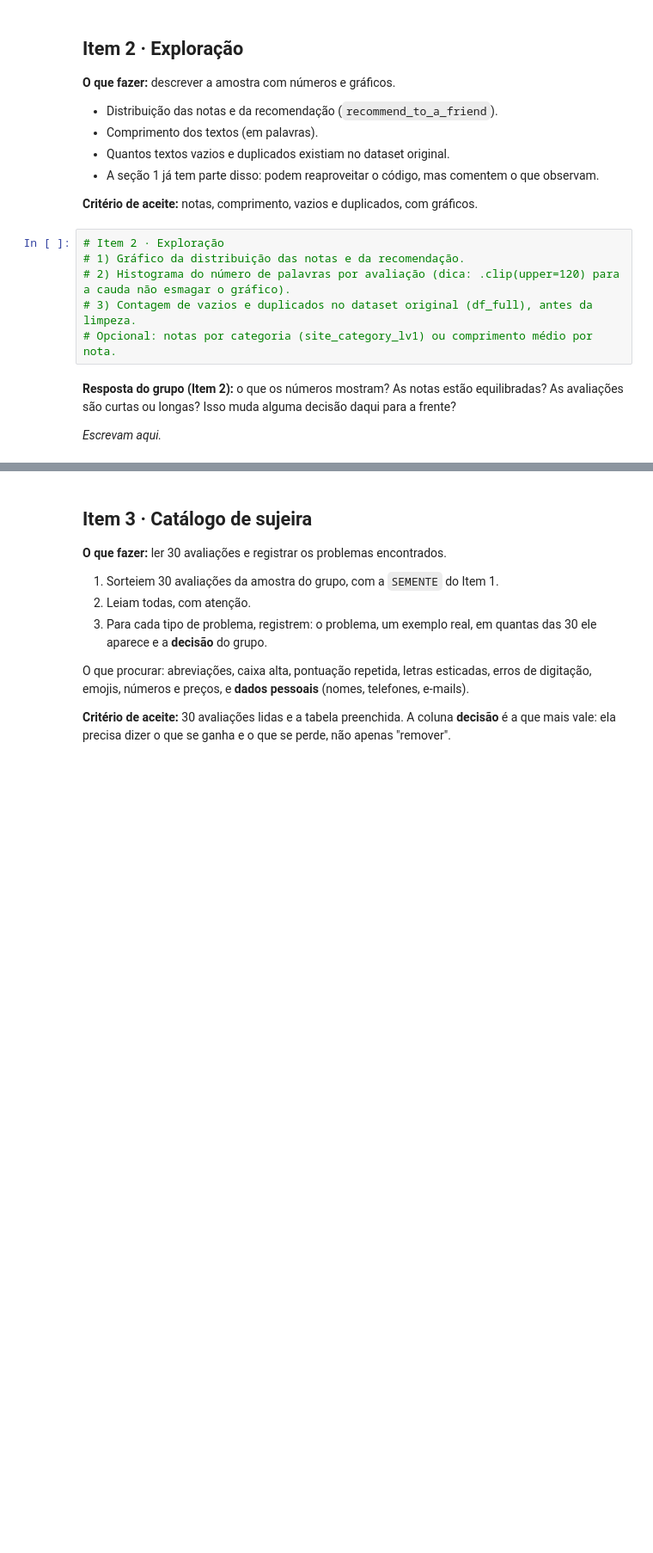
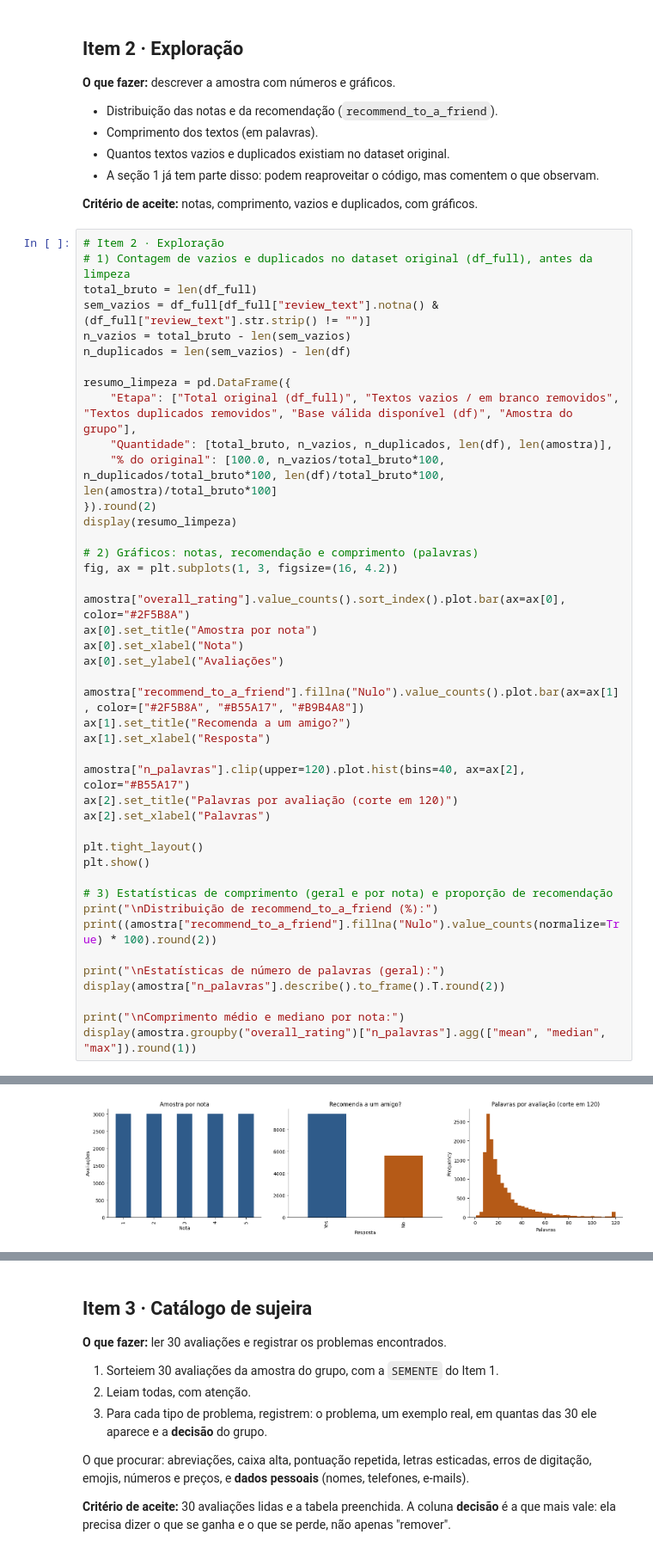
Before and after one commit to resende-git/mineracao-textos-2026, a Jupyter notebook: notebooks/01_do_texto_ao_vetor.ipynb, the cells around one changed output, grey strips where cells are left out. Shown at 86% size. Saved outputs shown, nothing was run; the diff lists cells and outputs as text; blank space fills up the shorter version.

```diff
--- a/notebooks/01_do_texto_ao_vetor.ipynb
+++ b/notebooks/01_do_texto_ao_vetor.ipynb
@@ -782,13 +787,47 @@ _Escrevam aqui._
 - A seção 1 já tem parte disso: podem reaproveitar o código, mas comentem o que observam.
 
 **Critério de aceite:** notas, comprimento, vazios e duplicados, com gráficos.
-# %%
-# Item 2 · Exploração
-# 1) Gráfico da distribuição das notas e da recomendação.
-# 2) Histograma do número de palavras por avaliação (dica: .clip(upper=120) para a cauda não esmagar o gráfico).
-# 3) Contagem de vazios e duplicados no dataset original (df_full), antes da limpeza.
-# Opcional: notas por categoria (site_category_lv1) ou comprimento médio por nota.
-# %% [markdown]
-**Resposta do grupo (Item 2):** o que os números mostram? As notas estão equilibradas? As avaliações são curtas ou longas? Isso muda alguma decisão daqui para a frente?
-
-_Escrevam aqui._
+# %%
+# Item 2 · Exploração
+# 1) Contagem de vazios e duplicados no dataset original (df_full), antes da limpeza
+total_bruto = len(df_full)
+sem_vazios = df_full[df_full["review_text"].notna() & (df_full["review_text"].str.strip() != "")]
+n_vazios = total_bruto - len(sem_vazios)
+n_duplicados = len(sem_vazios) - len(df)
+
+resumo_limpeza = pd.DataFrame({
+    "Etapa": ["Total original (df_full)", "Textos vazios / em branco removidos", "Textos duplicados removidos", "Base válida disponível (df)", "Amostra do grupo"],
+    "Quantidade": [total_bruto, n_vazios, n_duplicados, len(df), len(amostra)],
+    "% do original": [100.0, n_vazios/total_bruto*100, n_duplicados/total_bruto*100, len(df)/total_bruto*100, len(amostra)/total_bruto*100]
+}).round(2)
+display(resumo_limpeza)
+
+# 2) Gráficos: notas, recomendação e comprimento (palavras)
+fig, ax = plt.subplots(1, 3, figsize=(16, 4.2))
+
+amostra["overall_rating"].value_counts().sort_index().plot.bar(ax=ax[0], color="#2F5B8A")
+ax[0].set_title("Amostra por nota")
+ax[0].set_xlabel("Nota")
+ax[0].set_ylabel("Avaliações")
+
+amostra["recommend_to_a_friend"].fillna("Nulo").value_counts().plot.bar(ax=ax[1], color=["#2F5B8A", "#B55A17", "#B9B4A8"])
+ax[1].set_title("Recomenda a um amigo?")
+ax[1].set_xlabel("Resposta")
+
+amostra["n_palavras"].clip(upper=120).plot.hist(bins=40, ax=ax[2], color="#B55A17")
+ax[2].set_title("Palavras por avaliação (corte em 120)")
+ax[2].set_xlabel("Palavras")
+
+plt.tight_layout()
+plt.show()
+
+# 3) Estatísticas de comprimento (geral e por nota) e proporção de recomendação
+print("\nDistribuição de recommend_to_a_friend (%):")
+print((amostra["recommend_to_a_friend"].fillna("Nulo").value_counts(normalize=True) * 100).round(2))
+
+print("\nEstatísticas de número de palavras (geral):")
+display(amostra["n_palavras"].describe().to_frame().T.round(2))
+
+print("\nComprimento médio e mediano por nota:")
+display(amostra.groupby("overall_rating")["n_palavras"].agg(["mean", "median", "max"]).round(1))
+# %% [output]
@@ -794,0 +840 @@ _Escrevam aqui._
+[figure, added]
```
Also changed, not shown: parts of 32 cells of this notebook.
